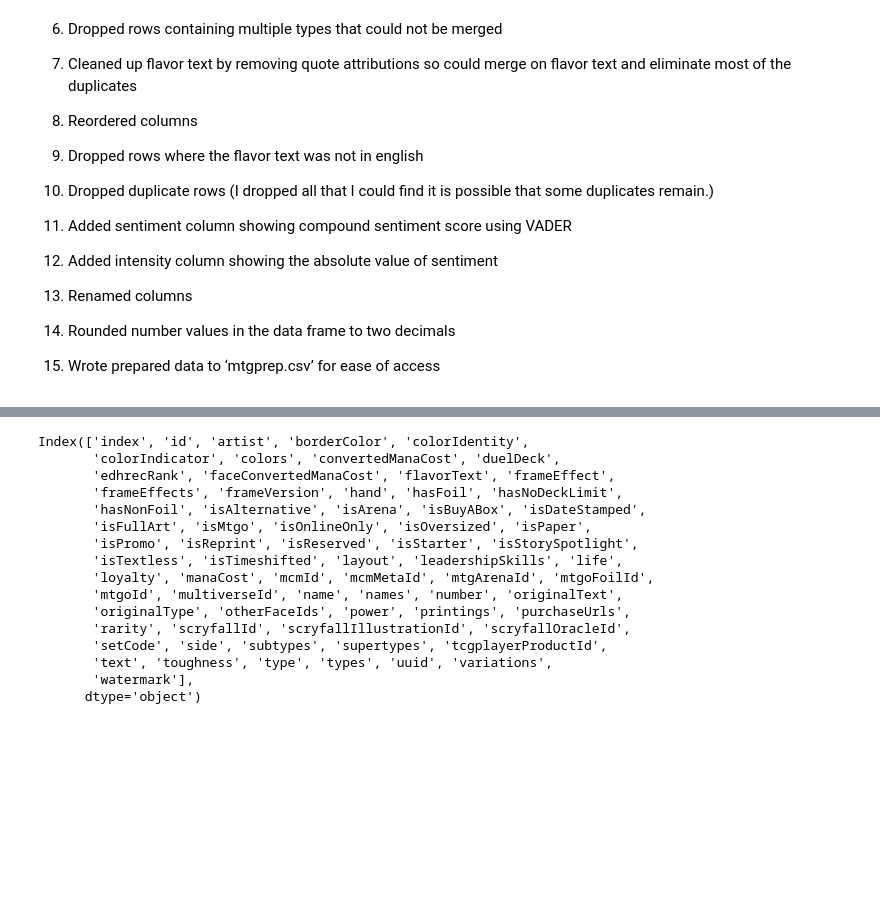
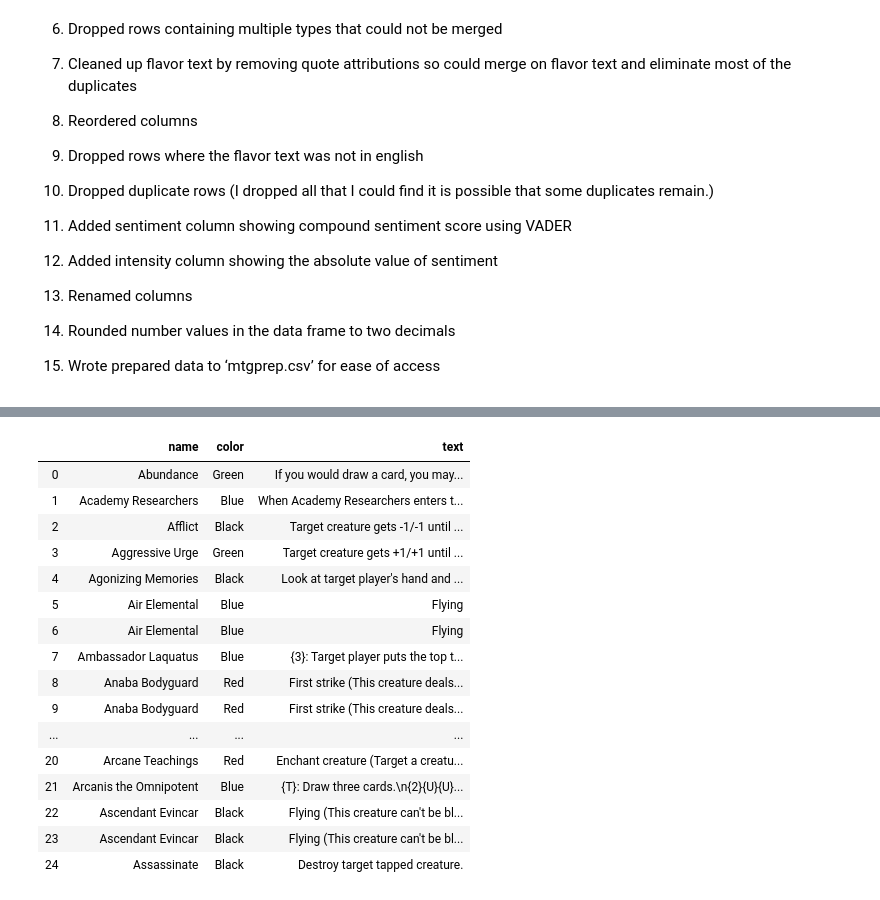
Before and after one commit to Johndsalas/-Magic_The_Gathering_NLP, a Jupyter notebook: NLP_MTG.ipynb, the cells around one changed output, grey strips where cells are left out. Cells and saved outputs as stored; diff of their text form; code cells hidden in the pictures; blank space fills up the shorter version.

```diff
--- a/NLP_MTG.ipynb
+++ b/NLP_MTG.ipynb
@@ -83,19 +88,0 @@ df.shape
-# %%
-df.columns
-# %% [output]
-Index(['index', 'id', 'artist', 'borderColor', 'colorIdentity',
-       'colorIndicator', 'colors', 'convertedManaCost', 'duelDeck',
-       'edhrecRank', 'faceConvertedManaCost', 'flavorText', 'frameEffect',
-       'frameEffects', 'frameVersion', 'hand', 'hasFoil', 'hasNoDeckLimit',
-       'hasNonFoil', 'isAlternative', 'isArena', 'isBuyABox', 'isDateStamped',
-       'isFullArt', 'isMtgo', 'isOnlineOnly', 'isOversized', 'isPaper',
-       'isPromo', 'isReprint', 'isReserved', 'isStarter', 'isStorySpotlight',
-       'isTextless', 'isTimeshifted', 'layout', 'leadershipSkills', 'life',
-       'loyalty', 'manaCost', 'mcmId', 'mcmMetaId', 'mtgArenaId', 'mtgoFoilId',
-       'mtgoId', 'multiverseId', 'name', 'names', 'number', 'originalText',
-       'originalType', 'otherFaceIds', 'power', 'printings', 'purchaseUrls',
-       'rarity', 'scryfallId', 'scryfallIllustrationId', 'scryfallOracleId',
-       'setCode', 'side', 'subtypes', 'supertypes', 'tcgplayerProductId',
-       'text', 'toughness', 'type', 'types', 'uuid', 'variations',
-       'watermark'],
-      dtype='object')
@@ -109,3 +89,23 @@ df = df[df.text.notna()]
+# %%
+df.head(25)
+# %% [output]
+|  | name | color | text |
+| 0 | Abundance | Green | If you would draw a card, you may... |
+| 1 | Academy Researchers | Blue | When Academy Researchers enters t... |
+| 2 | Afflict | Black | Target creature gets -1/-1 until ... |
+| 3 | Aggressive Urge | Green | Target creature gets +1/+1 until ... |
+| 4 | Agonizing Memories | Black | Look at target player's hand and ... |
+| 5 | Air Elemental | Blue | Flying |
+| 6 | Air Elemental | Blue | Flying |
+| 7 | Ambassador Laquatus | Blue | {3}: Target player puts the top t... |
+| 8 | Anaba Bodyguard | Red | First strike (This creature deals... |
+| 9 | Anaba Bodyguard | Red | First strike (This creature deals... |
+| ... | ... | ... | ... |
+| 20 | Arcane Teachings | Red | Enchant creature (Target a creatu... |
+| 21 | Arcanis the Omnipotent | Blue | {T}: Draw three cards.\n{2}{U}{U}... |
+| 22 | Ascendant Evincar | Black | Flying (This creature can't be bl... |
+| 23 | Ascendant Evincar | Black | Flying (This creature can't be bl... |
+| 24 | Assassinate | Black | Destroy target tapped creature. |
 # %%
 df.head(5)
 # %% [output]
```
Also changed, not shown: parts of 19 cells of this notebook, 3 other files.
